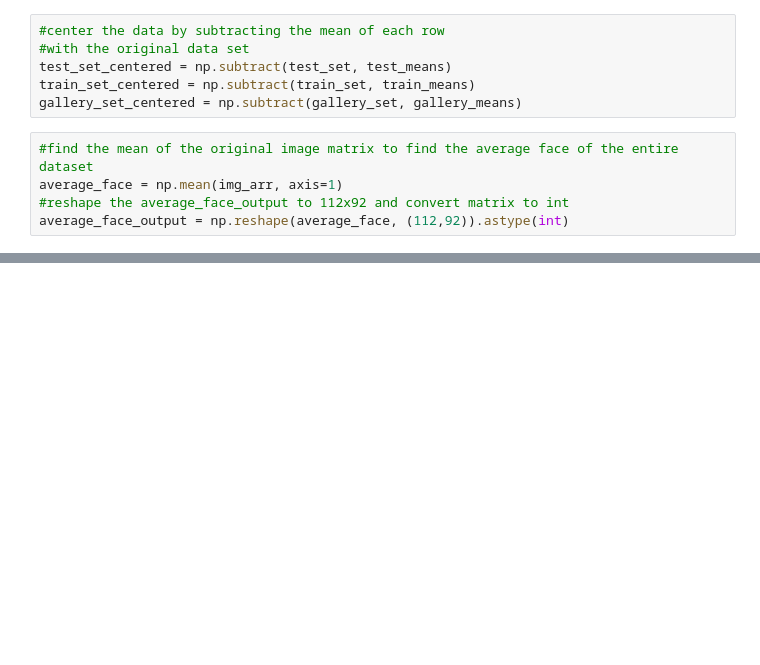
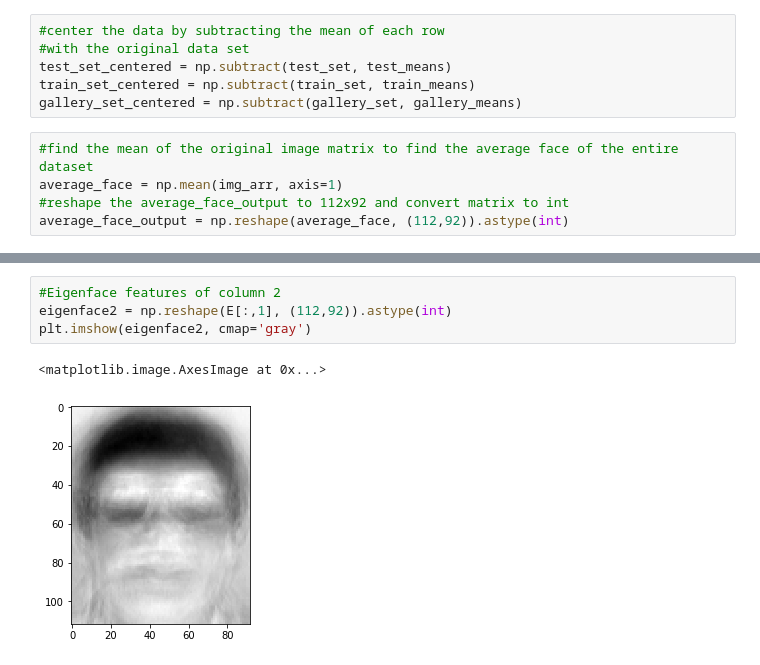
Before and after one commit to pots7878/PCA_face_detection, a Jupyter notebook: Lab01 PCA.ipynb, the cells around one changed output, grey strips where cells are left out. Saved outputs shown, nothing was run; the diff lists cells and outputs as text; blank space fills up the shorter version.

```diff
--- a/Lab01 PCA.ipynb
+++ b/Lab01 PCA.ipynb
@@ -146,0 +148,7 @@ train_set_centered.shape
+# %%
+#Eigenface features of column 2
+eigenface2 = np.reshape(E[:,1], (112,92)).astype(int)
+plt.imshow(eigenface2, cmap='gray')
+# %% [output]
+<matplotlib.image.AxesImage at 0x...>
+[figure, added]
```
Also changed, not shown: parts of 19 cells of this notebook.
